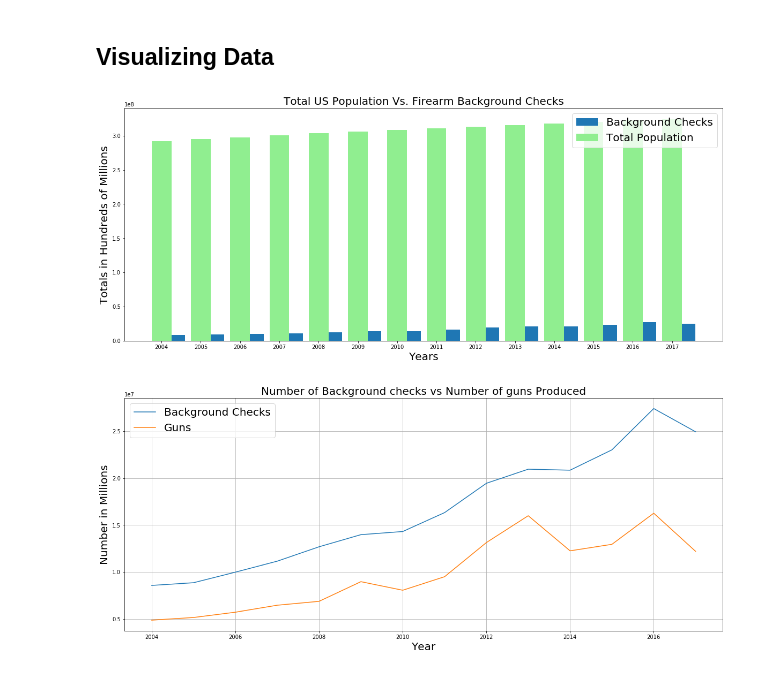
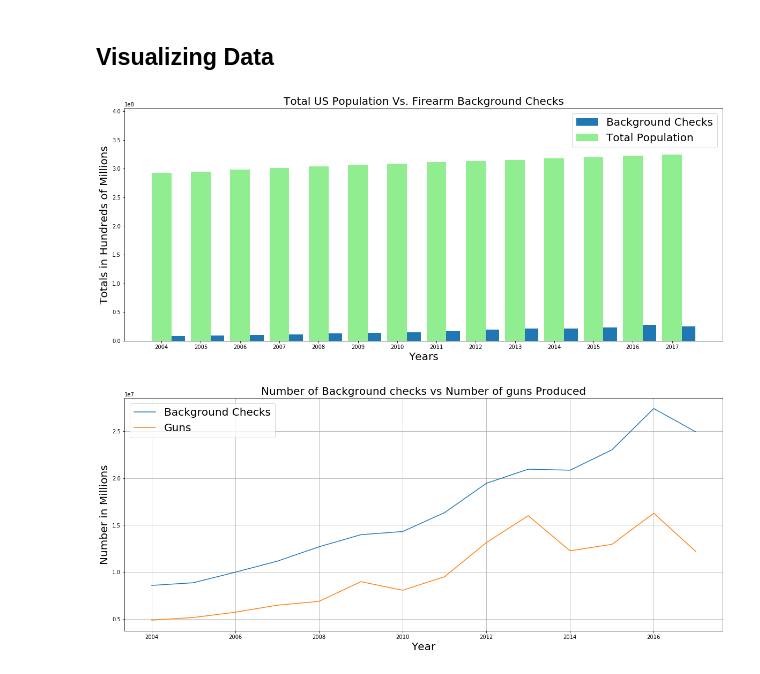
Before and after one commit to kcs342kcs/Guns, a Jupyter notebook: Parse_All_Data.ipynb, the cells around one changed output. Saved outputs shown, nothing was run; the diff lists cells and outputs as text; code cells hidden in the pictures.

```diff
--- a/Parse_All_Data.ipynb
+++ b/Parse_All_Data.ipynb
@@ -371,17 +371,18 @@ sta_df = st_df.reset_index(level=["state_abbr"])
 # %%
 y_pos = np.arange(len(g_df["year"]))
 plt.bar(y_pos+0.2,g_df["all_total_bckgnd_chk"],label="Background Checks")
 plt.bar(y_pos,g_df["US_POP"],width=0.5,color="lightgreen",label="Total Population")
 plt.xticks(y_pos,g_df["year"])
 fig = plt.gcf()
 fig.set_size_inches(20,8)
+plt.ylim(0,max(g_df["US_POP"])*1.25)
 plt.xlabel("Years",fontsize=20)
 plt.ylabel("Totals in Hundreds of Millions",fontsize=20)
 plt.title("Total US Population Vs. Firearm Background Checks",fontsize=20)
 plt.legend(loc="best",fontsize=20)
 plt.savefig("./images/totalpop_vs_bckgnd_checks.png")
 # %% [output]
-[figure, old version]
+[figure, new version]
 # %%
 plt.plot(g_df["year"],g_df["all_total_bckgnd_chk"],label="Background Checks")
 plt.plot(g_df["year"],g_df["total_guns_produced"],label="Guns")
```
Also changed, not shown: parts of 3 cells of this notebook, 3 other files.
